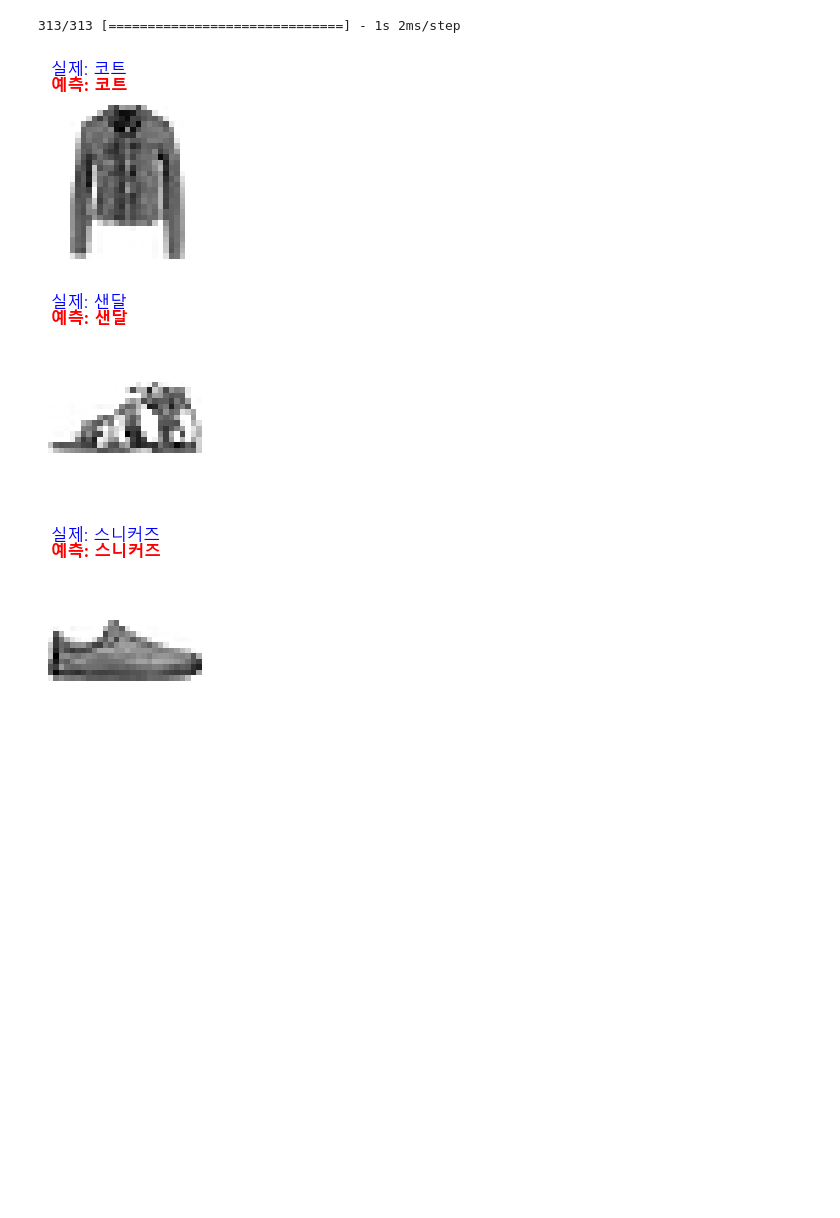
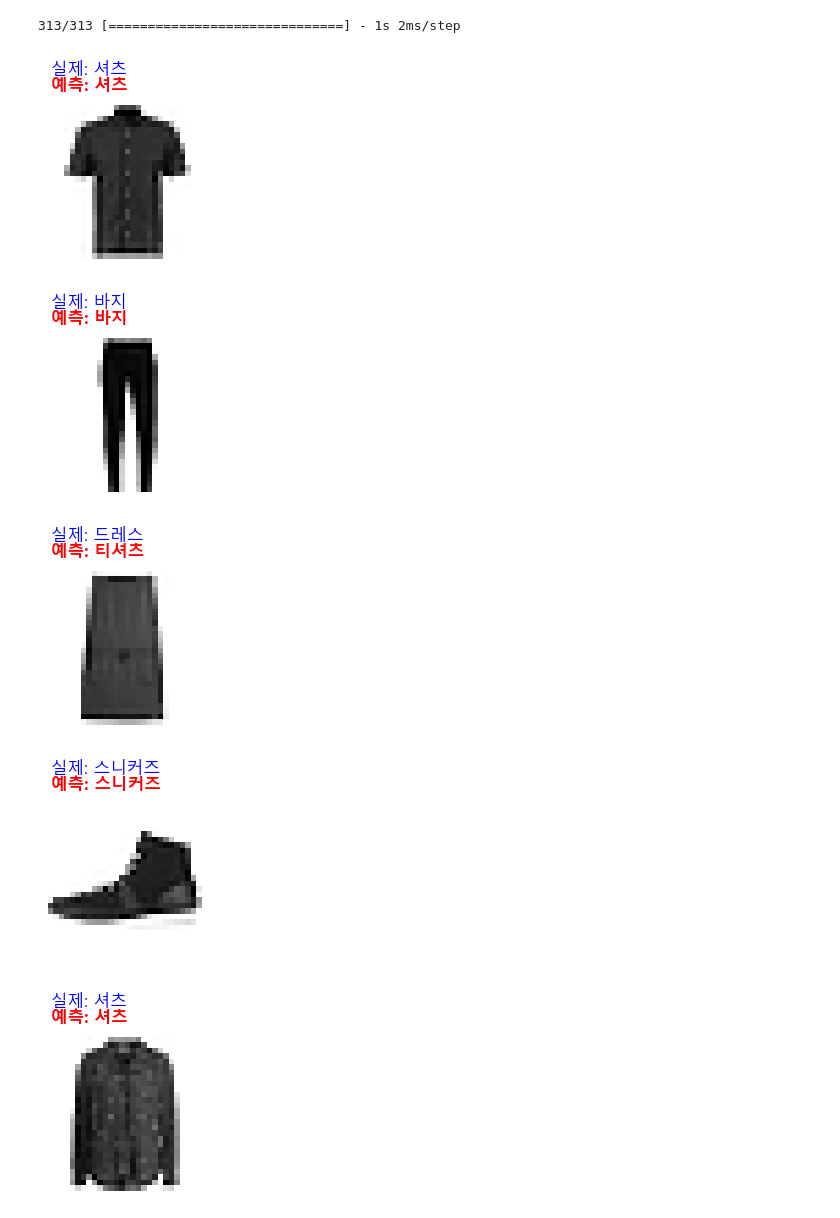
Before and after one commit to kim-chansoo-kim/iot-dataanalysis-2025, a Jupyter notebook: day05/mldl01_케라스_합성곱신경망.ipynb, the cells around one changed output. Saved outputs shown, nothing was run; the diff lists cells and outputs as text; code cells hidden in the pictures; blank space fills up the shorter version.

```diff
--- a/day05/mldl01_케라스_합성곱신경망.ipynb
+++ b/day05/mldl01_케라스_합성곱신경망.ipynb
@@ -239,12 +264,14 @@ def show_image(index):
     plt.axis('off')
     plt.show()
 # %%
-for i in range(10, 13):
+for i in range(40,45):
     show_image(i)
 # %% [output]
-[figure, old version]
+[figure, new version]
-[figure, old version]
+[figure, new version]
-[figure, old version]
+[figure, new version]
+[figure, added]
+[figure, added]
 # %%
 ## 테스트세트로 검증
 model.evaluate(test_scaled, test_target)
```
Also changed, not shown: parts of 27 cells of this notebook, 5 other files.
